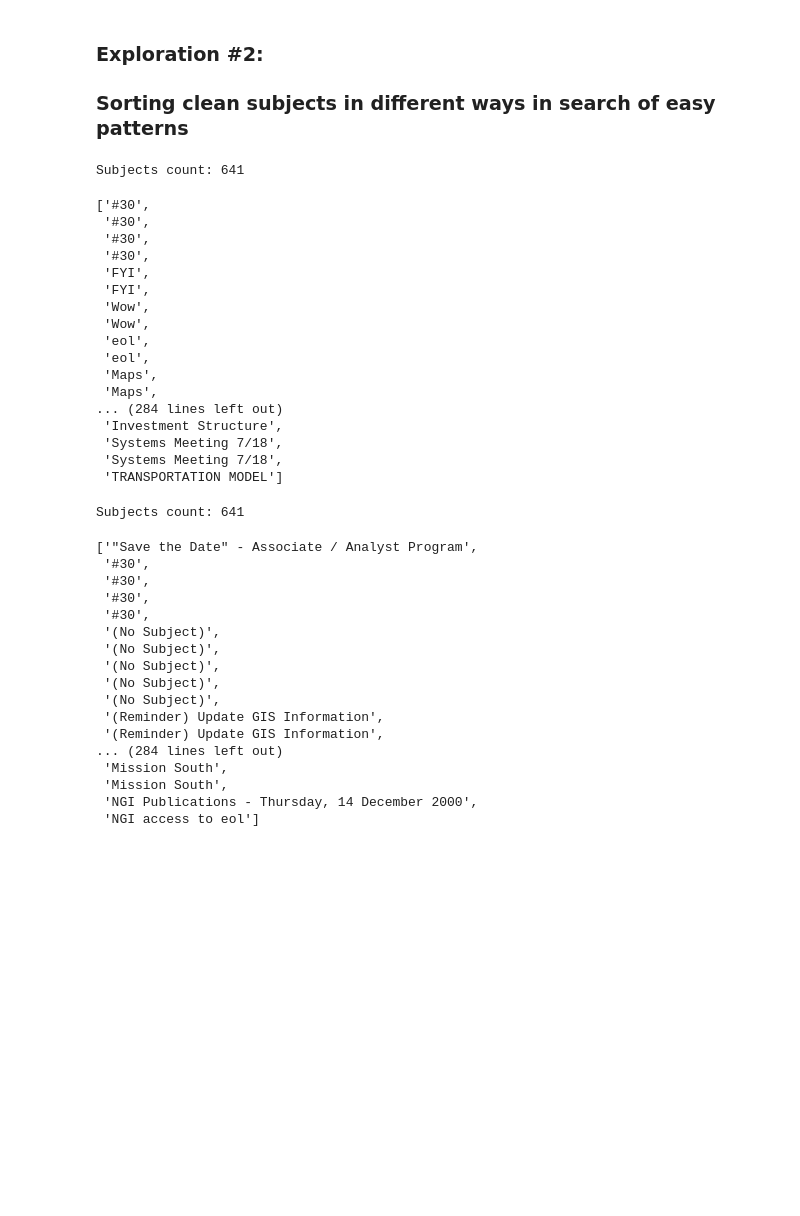
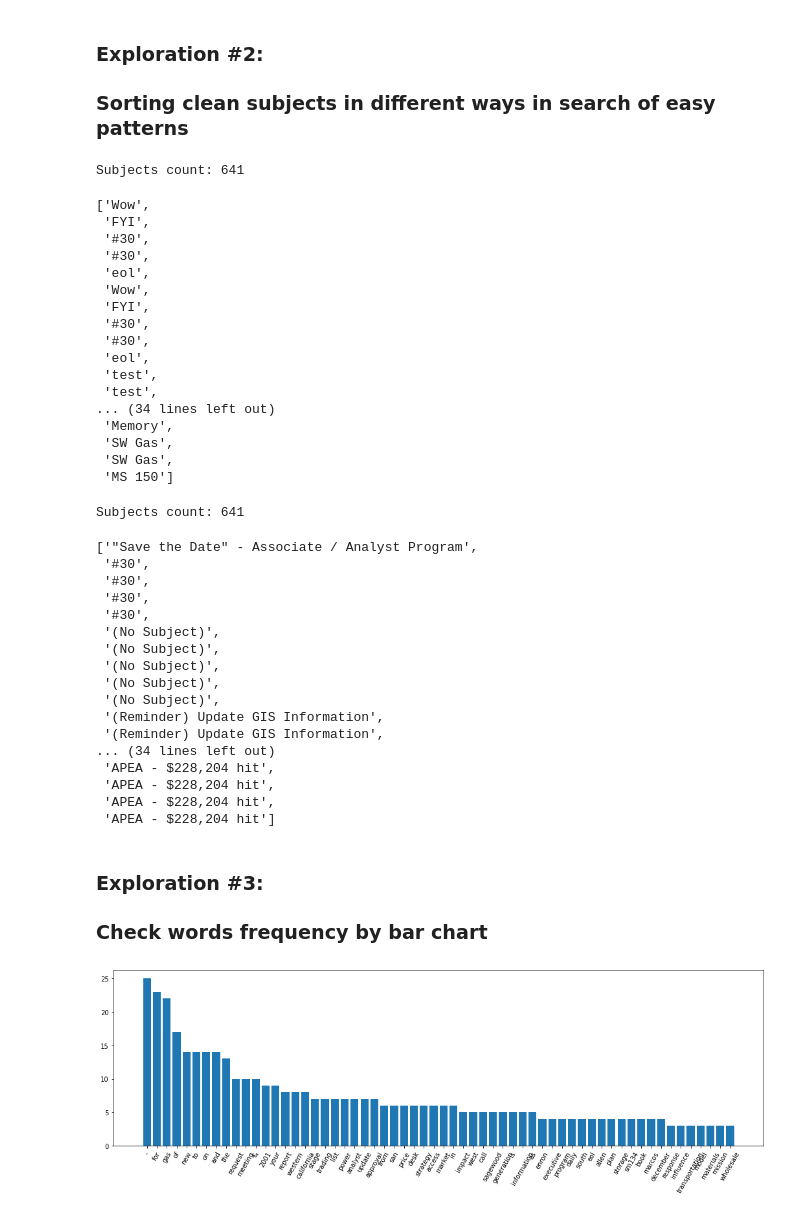
Before and after one commit to codingMJ/EnronData, a Jupyter notebook: Enron_data_EDA_on_emails.ipynb, the cells around one changed output. Saved outputs shown, nothing was run; the diff lists cells and outputs as text; code cells hidden in the pictures; blank space fills up the shorter version.

```diff
--- a/Enron_data_EDA_on_emails.ipynb
+++ b/Enron_data_EDA_on_emails.ipynb
@@ -106,31 +108,31 @@ clean_subjects_cnt[:200]
 # Sorting the subjects by lenght
 clean_subjects = sorted(clean_subjects, key=len, reverse=False)
 print("Subjects count:", len(clean_subjects))
-clean_subjects[:300]
+clean_subjects[:50]
 # %% [output]
 Subjects count: 641
-['#30',
+['Wow',
+ 'FYI',
  '#30',
  '#30',
+ 'eol',
+ 'Wow',
+ 'FYI',
  '#30',
- 'FYI',
- 'FYI',
- 'Wow',
- 'Wow',
+ '#30',
  'eol',
- 'eol',
- 'Maps',
- 'Maps',
-... (284 lines left out)
- 'Investment Structure',
- 'Systems Meeting 7/18',
- 'Systems Meeting 7/18',
- 'TRANSPORTATION MODEL']
+ 'test',
+ 'test',
+... (34 lines left out)
+ 'Memory',
+ 'SW Gas',
+ 'SW Gas',
+ 'MS 150']
 # %%
 # Sorting the subjects alphabetically
 clean_subjects = sorted(clean_subjects)  # sort subjects
 print("Subjects count:", len(clean_subjects))
-clean_subjects[:300]
+clean_subjects[:50]
 # %% [output]
 Subjects count: 641
 ['"Save the Date" - Associate / Analyst Program',
@@ -145,8 +147,31 @@ Subjects count: 641
  '(No Subject)',
  '(Reminder) Update GIS Information',
  '(Reminder) Update GIS Information',
-... (284 lines left out)
- 'Mission South',
- 'Mission South',
- 'NGI Publications - Thursday, 14 December 2000',
- 'NGI access to eol']
+... (34 lines left out)
+ 'APEA - $228,204 hit',
+ 'APEA - $228,204 hit',
+ 'APEA - $228,204 hit',
+ 'APEA - $228,204 hit']
+# %% [markdown]
+### Exploration #3:
+### Check words frequency by bar chart
+# %%
+tokens = []
+for c,s in clean_subjects_cnt:
+    tokens.extend(s.lower().split())
+
+cntr = Counter(tokens).most_common()
+# print(cntr)
+
+s = 60 # top N common tokens
+tokens = [t for t,c in cntr[:s]]
+counts = [c for t,c in cntr[:s]]
+
+# Plot data
+y = range(len(tokens))
+plt.figure(figsize=(18,5))       # option to configure chrat size, this line should come first
+plt.bar(y, counts)
+plt.xticks(y,tokens, rotation=60)  # option to rotate bar names
+plt.show()
+# %% [output]
+[figure, added]
```
Also changed, not shown: parts of 16 cells of this notebook.
